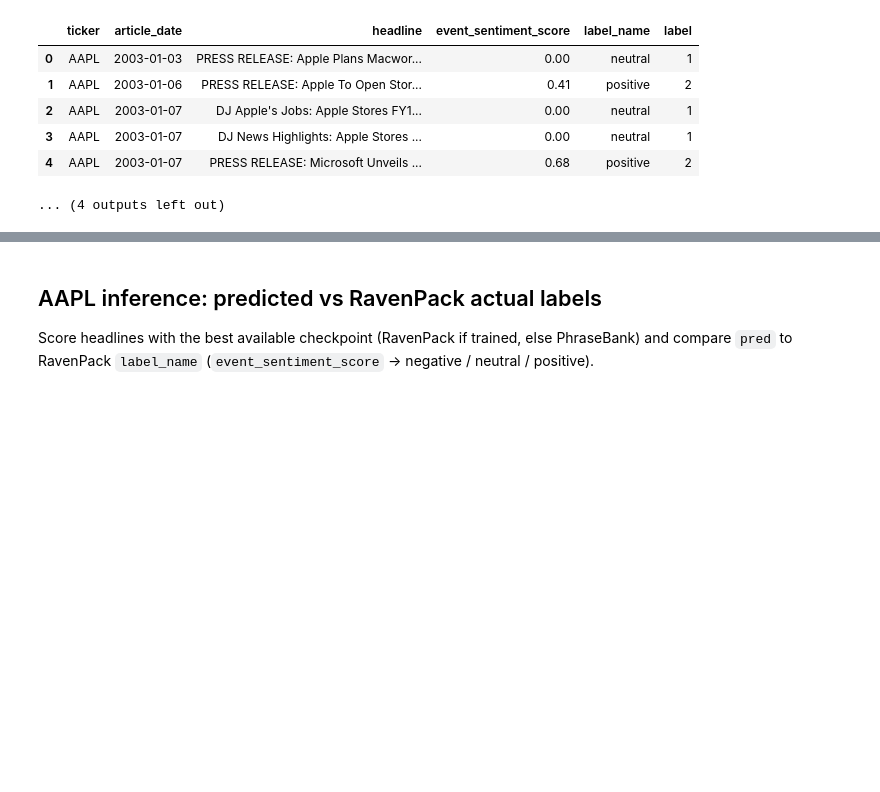
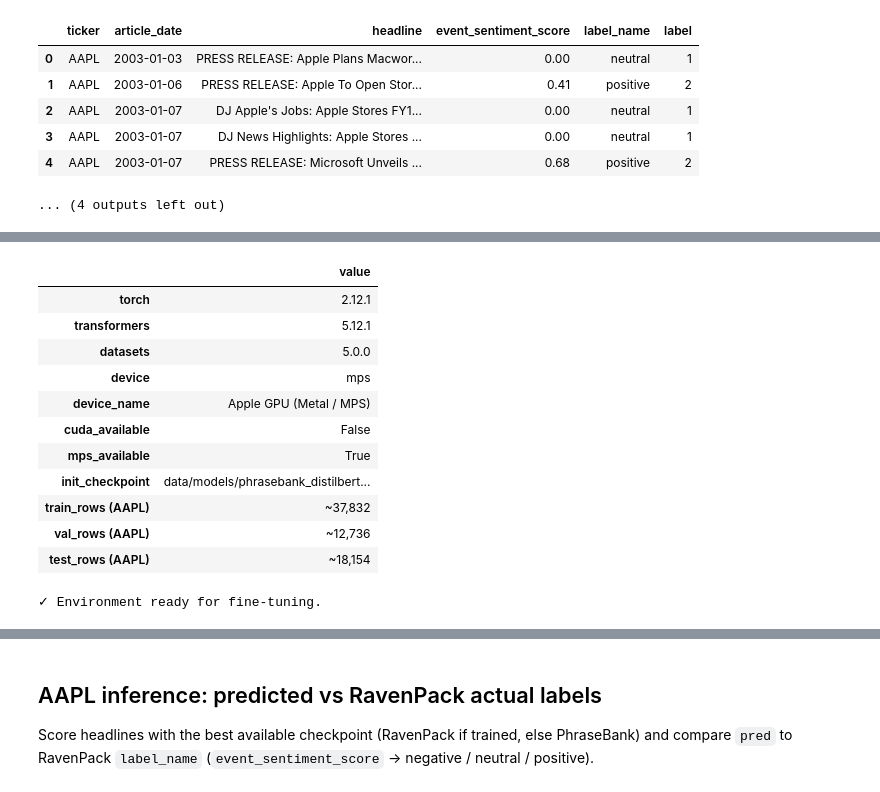
Before and after one commit to armandordorica/sentiment_learn_to_rank_paper, a Jupyter notebook: notebooks/finetune_on_ravenpack.ipynb, the cells around one changed output, grey strips where cells are left out. Saved outputs shown, nothing was run; the diff lists cells and outputs as text; code cells hidden in the pictures; blank space fills up the shorter version.

```diff
--- a/notebooks/finetune_on_ravenpack.ipynb
+++ b/notebooks/finetune_on_ravenpack.ipynb
@@ -358,0 +391,49 @@ Sample labeled rows:
+# %%
+# ── A. Environment check ─────────────────────────────────────────────────────
+import torch
+import transformers
+import datasets as hf_datasets
+
+from sentiment_ltr.models.phrasebank_sentiment import device_report, finetuning_deps_available
+
+if not finetuning_deps_available():
+    raise EnvironmentError(
+        "torch / transformers / datasets are not importable. "
+        "Activate the `sentiment-ltr-paper` conda env and install "
+        "`requirements-finetuning.txt` before running this section."
+    )
+
+dr = device_report()
+
+env_summary = pd.Series({
+    "torch":             torch.__version__,
+    "transformers":      transformers.__version__,
+    "datasets":          hf_datasets.__version__,
+    "device":            dr["selected"],
+    "device_name":       dr["device_name"],
+    "cuda_available":    dr["cuda_available"],
+    "mps_available":     dr["mps_available"],
+    "init_checkpoint":   str(DEFAULT_MODEL_DIR.relative_to(PROJECT_ROOT))
+                         if model_is_saved(DEFAULT_MODEL_DIR)
+                         else f"⚠ PhraseBank checkpoint missing — will init from {MODEL_NAME}",
+    "train_rows (AAPL)": f"~{len(hf_ds['train']):,}",
+    "val_rows (AAPL)":   f"~{len(hf_ds['validation']):,}",
+    "test_rows (AAPL)":  f"~{len(hf_ds['test']):,}",
+}, name="value")
+
+display(env_summary.to_frame())
+print("\n✓ Environment ready for fine-tuning.")
+# %% [output]
+|  | value |
+| torch | 2.12.1 |
+| transformers | 5.12.1 |
+| datasets | 5.0.0 |
+| device | mps |
+| device_name | Apple GPU (Metal / MPS) |
+| cuda_available | False |
+| mps_available | True |
+| init_checkpoint | data/models/phrasebank_distilbert... |
+| train_rows (AAPL) | ~37,832 |
+| val_rows (AAPL) | ~12,736 |
+| test_rows (AAPL) | ~18,154 |
+✓ Environment ready for fine-tuning.
```
Also changed, not shown: parts of 11 cells of this notebook.
